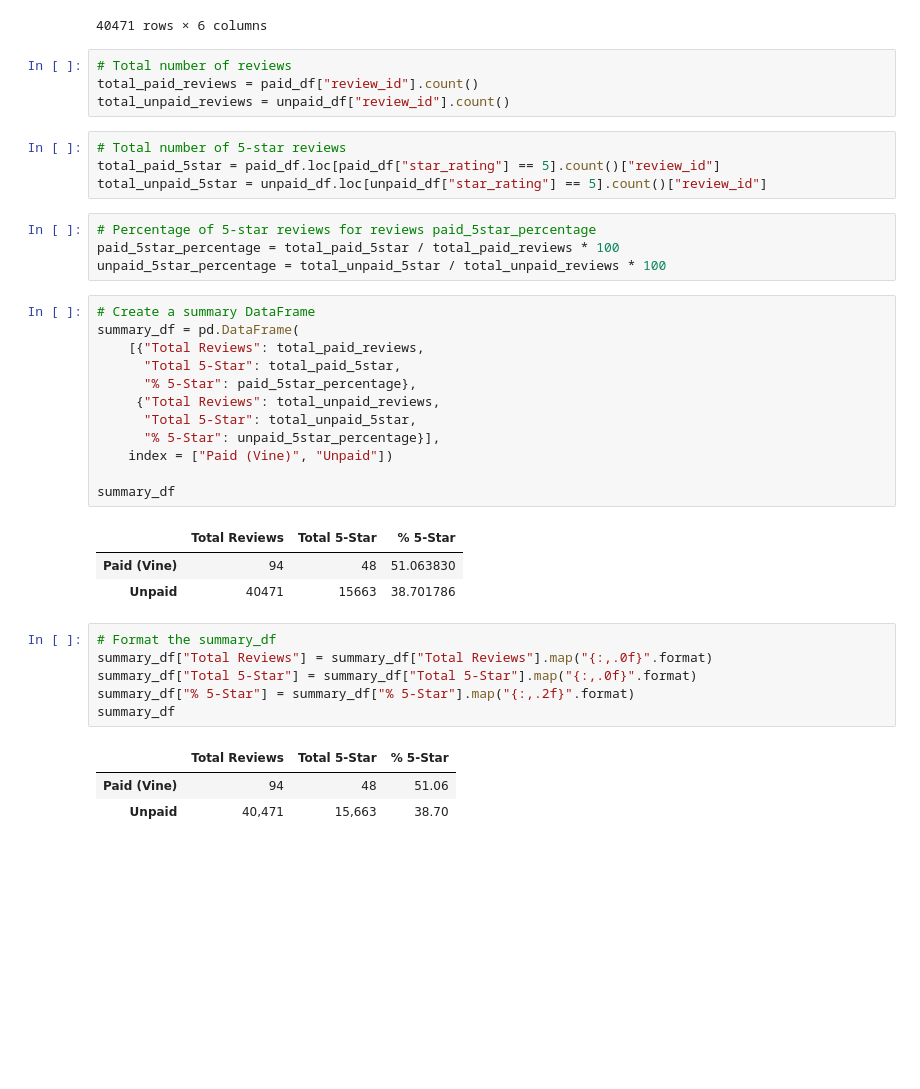
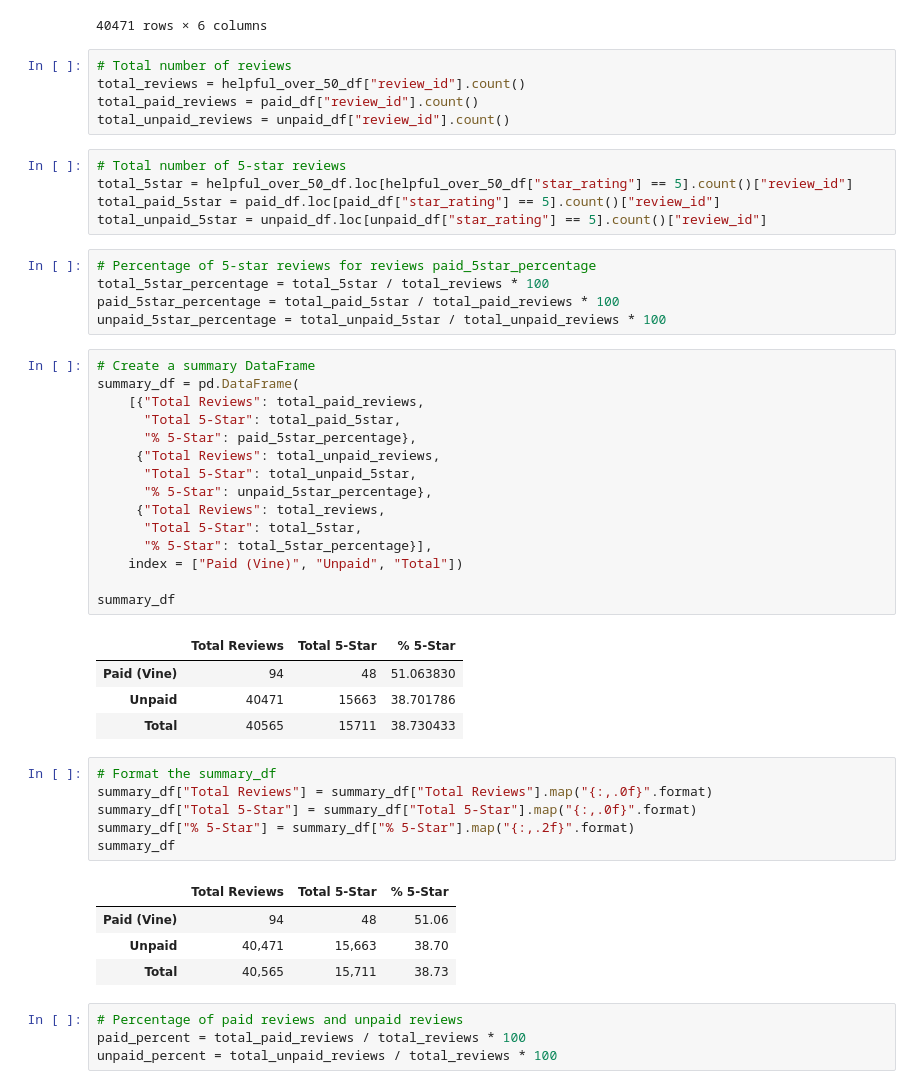
Before and after one commit to Jarviniazh/Module16-Challenge-Amazon-Vine-Analysis, a Jupyter notebook: Vine_Review_Analysis.ipynb, the cells around one changed output. Drawn from its saved outputs; the diff is of its cells as text; blank space fills up the shorter version.

```diff
--- a/Vine_Review_Analysis.ipynb
+++ b/Vine_Review_Analysis.ipynb
@@ -92,32 +92,39 @@ unpaid_df
 40471 rows × 6 columns
 # %%
 # Total number of reviews
+total_reviews = helpful_over_50_df["review_id"].count()
 total_paid_reviews = paid_df["review_id"].count()
 total_unpaid_reviews = unpaid_df["review_id"].count()
 # %%
 # Total number of 5-star reviews
+total_5star = helpful_over_50_df.loc[helpful_over_50_df["star_rating"] == 5].count()["review_id"]
 total_paid_5star = paid_df.loc[paid_df["star_rating"] == 5].count()["review_id"]
 total_unpaid_5star = unpaid_df.loc[unpaid_df["star_rating"] == 5].count()["review_id"]
 # %%
 # Percentage of 5-star reviews for reviews paid_5star_percentage
+total_5star_percentage = total_5star / total_reviews * 100
 paid_5star_percentage = total_paid_5star / total_paid_reviews * 100
 unpaid_5star_percentage = total_unpaid_5star / total_unpaid_reviews * 100
 # %%
 # Create a summary DataFrame
 summary_df = pd.DataFrame(
     [{"Total Reviews": total_paid_reviews,
       "Total 5-Star": total_paid_5star,
       "% 5-Star": paid_5star_percentage},
      {"Total Reviews": total_unpaid_reviews,
       "Total 5-Star": total_unpaid_5star,
-      "% 5-Star": unpaid_5star_percentage}],
-    index = ["Paid (Vine)", "Unpaid"])
+      "% 5-Star": unpaid_5star_percentage},
+     {"Total Reviews": total_reviews,
+      "Total 5-Star": total_5star,
+      "% 5-Star": total_5star_percentage}],
+    index = ["Paid (Vine)", "Unpaid", "Total"])
 
 summary_df
 # %% [output]
 |  | Total Reviews | Total 5-Star | % 5-Star |
 | Paid (Vine) | 94 | 48 | 51.063830 |
 | Unpaid | 40471 | 15663 | 38.701786 |
+| Total | 40565 | 15711 | 38.730433 |
 # %%
 # Format the summary_df
 summary_df["Total Reviews"] = summary_df["Total Reviews"].map("{:,.0f}".format)
@@ -128,3 +135,8 @@ summary_df
 |  | Total Reviews | Total 5-Star | % 5-Star |
 | Paid (Vine) | 94 | 48 | 51.06 |
 | Unpaid | 40,471 | 15,663 | 38.70 |
+| Total | 40,565 | 15,711 | 38.73 |
+# %%
+# Percentage of paid reviews and unpaid reviews
+paid_percent = total_paid_reviews / total_reviews * 100
+unpaid_percent = total_unpaid_reviews / total_reviews * 100
```
Also changed, not shown: parts of 6 cells of this notebook, 1 other file.
